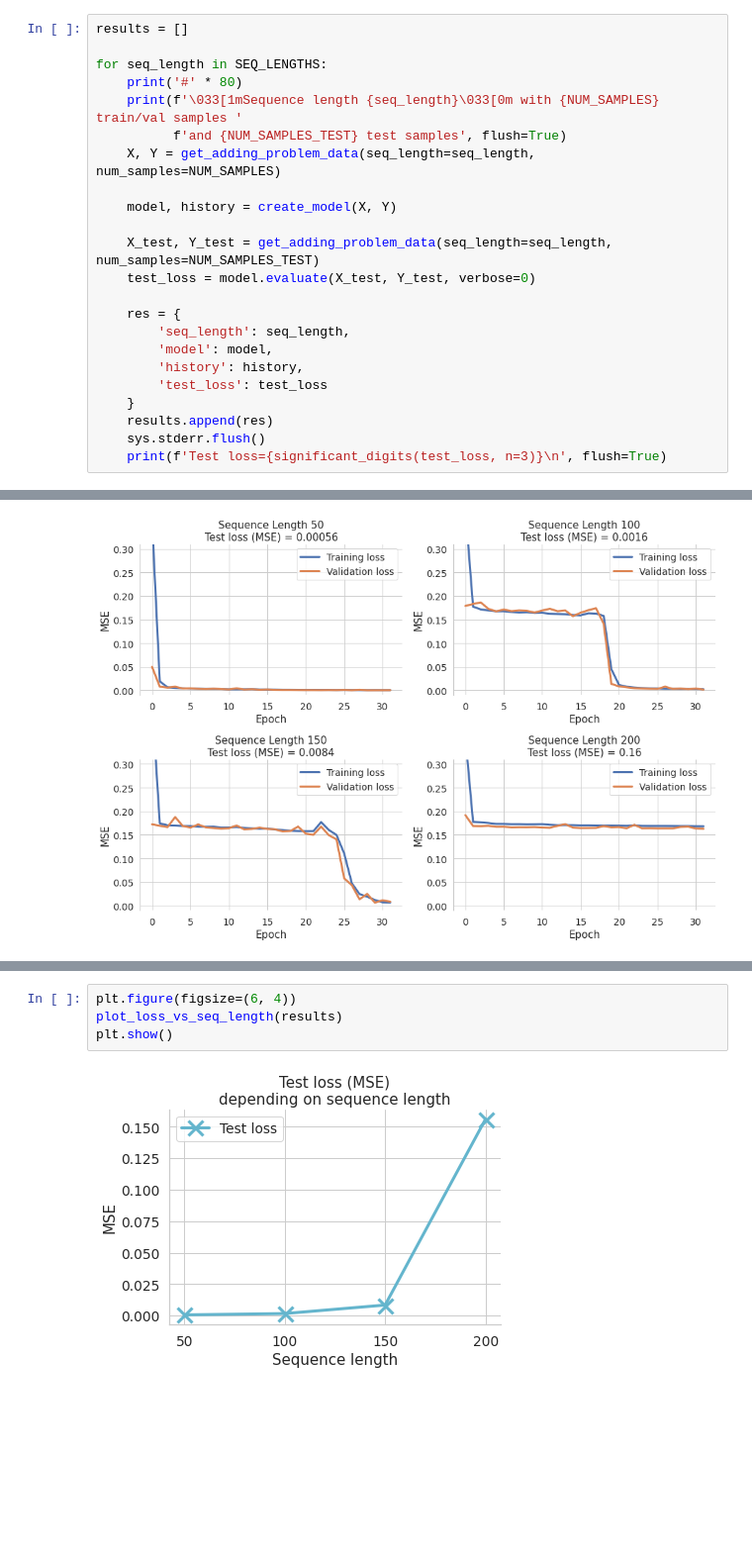
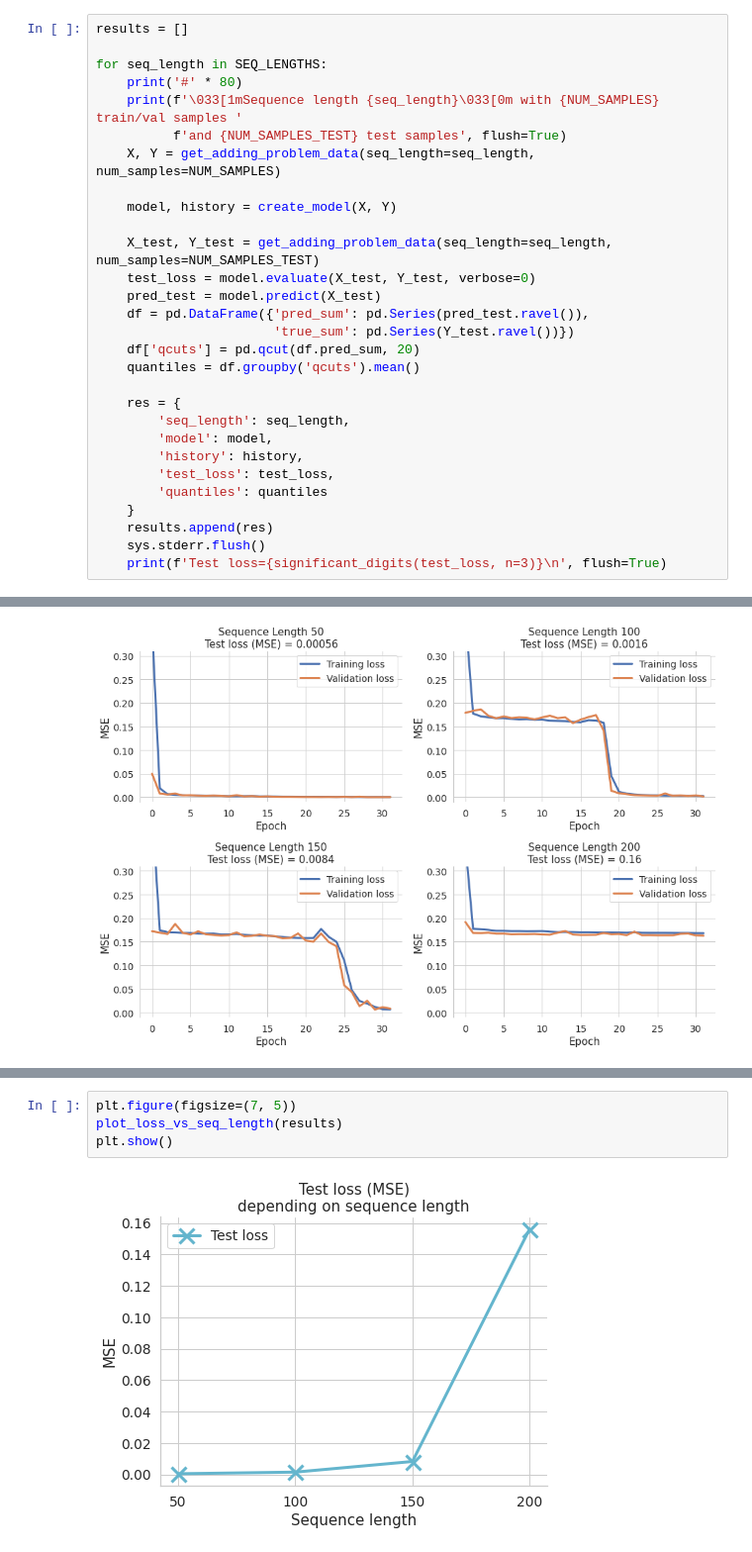
Before and after one commit to kaipoethkow/ml-challenges, a Jupyter notebook: rnn_addition/sequence_addition.ipynb, the cells around one changed output, grey strips where cells are left out. Shown at 99% size. Saved outputs shown, nothing was run; the diff lists cells and outputs as text; blank space fills up the shorter version.

```diff
--- a/rnn_addition/sequence_addition.ipynb
+++ b/rnn_addition/sequence_addition.ipynb
@@ -38,12 +51,18 @@ for seq_length in SEQ_LENGTHS:
 
     X_test, Y_test = get_adding_problem_data(seq_length=seq_length, num_samples=NUM_SAMPLES_TEST)
     test_loss = model.evaluate(X_test, Y_test, verbose=0)
+    pred_test = model.predict(X_test)
+    df = pd.DataFrame({'pred_sum': pd.Series(pred_test.ravel()),
+                       'true_sum': pd.Series(Y_test.ravel())})
+    df['qcuts'] = pd.qcut(df.pred_sum, 20)
+    quantiles = df.groupby('qcuts').mean()
 
     res = {
         'seq_length': seq_length,
         'model': model,
         'history': history,
-        'test_loss': test_loss
+        'test_loss': test_loss,
+        'quantiles': quantiles
     }
     results.append(res)
     sys.stderr.flush()
@@ -79,6 +108,6 @@ plt.show()
 # %%
-plt.figure(figsize=(6, 4))
+plt.figure(figsize=(7, 5))
 plot_loss_vs_seq_length(results)
 plt.show()
 # %% [output]
-[figure, old version]
+[figure, new version]
```
Also changed, not shown: parts of 9 cells of this notebook, 5 other files.
